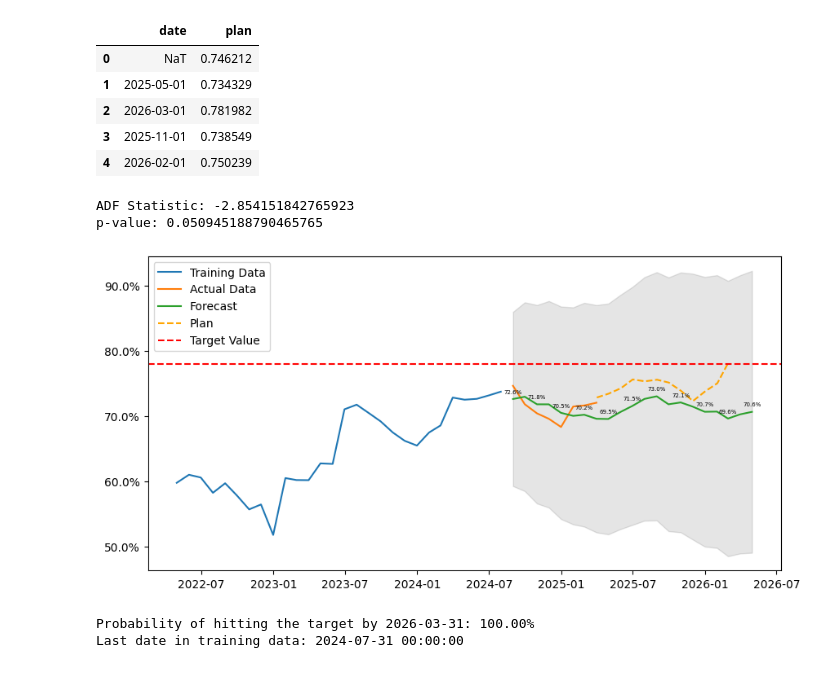
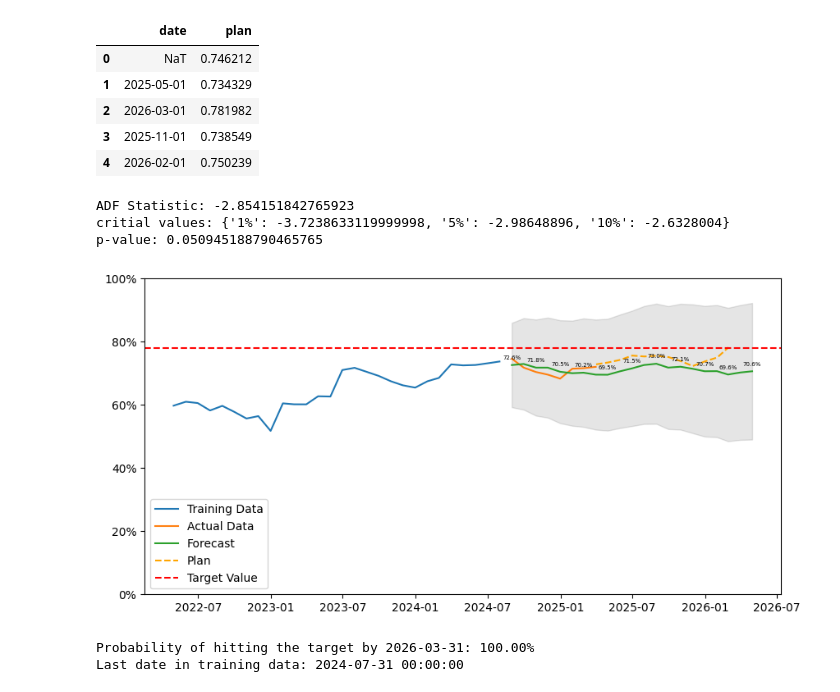
Before and after one commit to martindata999/se_planning_forecasting, a Jupyter notebook: planning_forecasting 4hrs.ipynb, the cells around one changed output. Saved outputs shown, nothing was run; the diff lists cells and outputs as text; code cells hidden in the pictures.

```diff
--- a/planning_forecasting 4hrs.ipynb
+++ b/planning_forecasting 4hrs.ipynb
@@ -46,6 +46,7 @@ from statsmodels.tsa.stattools import adfuller
 
 result = adfuller(data_4hrs_forecast['value'].dropna())
 print(f"ADF Statistic: {result[0]}")
+print(f"critial values: {result[4]}")
 print(f"p-value: {result[1]}")
 
 # If p-value > 0.05, data is non-stationary, so we need to difference it
@@ -54,6 +55,7 @@ if result[1] > 0.05:
     data_4hrs_forecast = data_4hrs_forecast.dropna()
 # %% [output]
 ADF Statistic: -2.854151842765923
+critial values: {'1%': -3.7238633119999998, '5%': -2.98648896, '10%': -2.6328004}
 p-value: 0.050945188790465765
 # %%
 data_4hrs_forecast = data_4hrs_actual
@@ -104,33 +106,36 @@ forecast_index = pd.date_range(start=train.index[-1], periods=forecast_steps + 1
 plt.figure(figsize=(10,5))
 plt.plot(train.index, train['value'], label='Training Data')
 plt.plot(test.index, test['value'], label='Actual Data')
 plt.plot(forecast_index, forecast, label='Forecast')
 
 # Add data labels to the forecast line for every other month
 for i, (x, y) in enumerate(zip(forecast_index, forecast)):
     if i % 2 == 0:  # Show label only for every other month
         plt.annotate(f'{y * 100:.1f}%', (x, y), textcoords="offset points", xytext=(0, 5), ha='center', fontsize=5)
 
 plt.fill_between(forecast_index, conf_int.iloc[:, 0], conf_int.iloc[:, 1], color='k', alpha=0.1)
 # Plot the plan data from data_4hrs_plan
 plt.plot(data_4hrs_plan['date'], data_4hrs_plan['plan'], label='Plan', color='orange', linestyle='--')
 
 plt.axhline(y=target_value, color='r', linestyle='--', label='Target Value')
 
+# Set y axis limits
+plt.ylim(0, 1)  # Set y-axis limits to 0 and 1 (0% to 100%)
+
 # Set y-axis to percentage
 plt.gca().yaxis.set_major_formatter(mtick.PercentFormatter(1.0))  # Scale values to percentage
 
 # plt.plot(data_52wks_forecast.index, data_52wks_forecast['plan'], label='Plan', color='orange')
 plt.legend()
 plt.show()
 
 # Calculate probability of hitting target on the target date
 target_conf_int = conf_int.iloc[-1]  # Confidence interval on the target date
 probability = np.mean((target_conf_int[0] <= target_value) & (target_conf_int[1] >= target_value))
 print(f'Probability of hitting the target by {target_date}: {probability*100:.2f}%')
 
 print("Last date in training data:", train.index[-1])
 # %% [output]
-[figure, old version]
+[figure, new version]
 Probability of hitting the target by 2026-03-31: 100.00%
 Last date in training data: 2024-07-31 00:00:00
```
